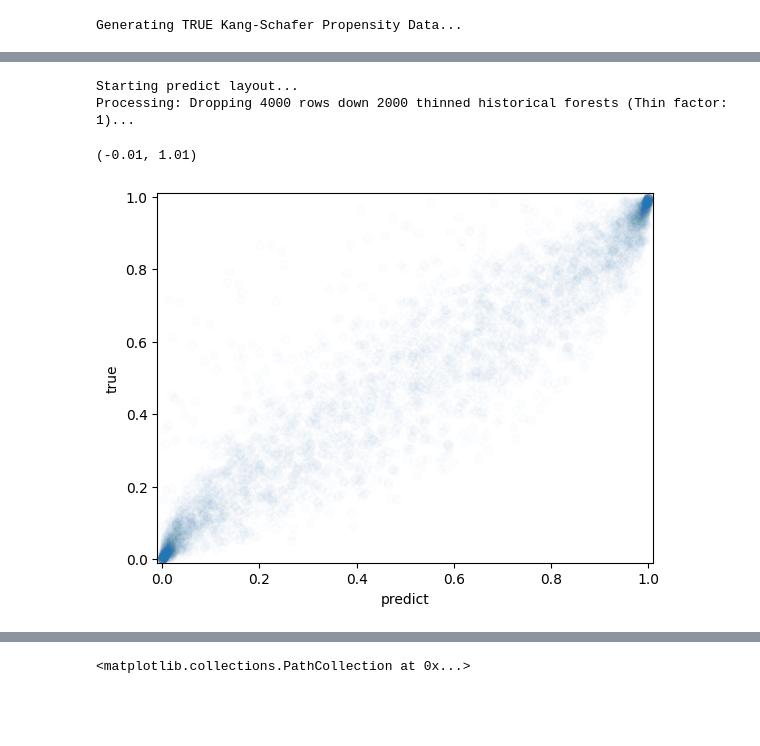
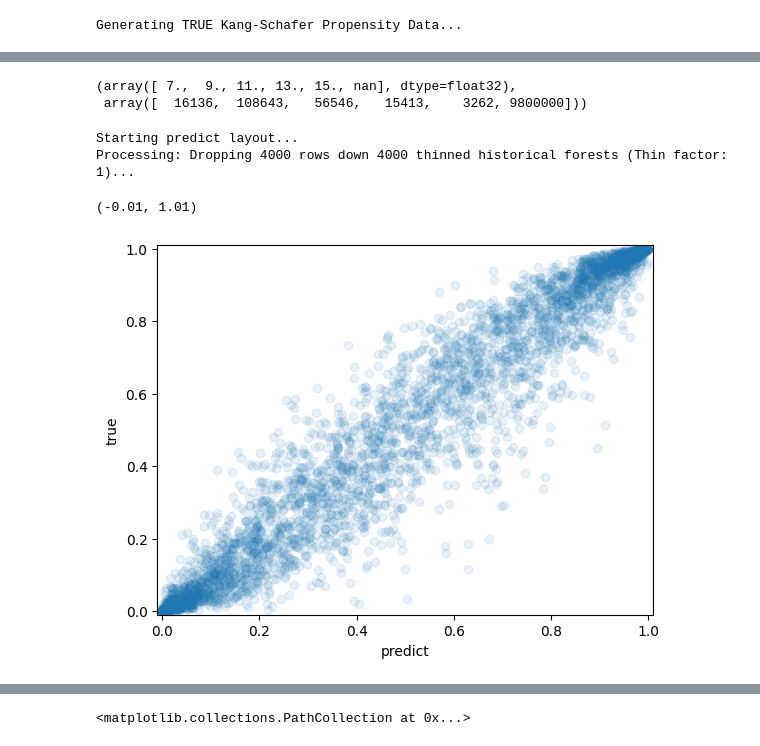
Before and after one commit to CDCgov/BART-Survival, a Jupyter notebook: src/bart_survival/core/test.ipynb, the cells around one changed output, grey strips where cells are left out. Cells and saved outputs as stored; diff of their text form; code cells hidden in the pictures; blank space fills up the shorter version.

```diff
--- a/src/bart_survival/core/test.ipynb
+++ b/src/bart_survival/core/test.ipynb
@@ -728,7 +686,7 @@ Y_dummy = np.random.binomial(1, p, size=N)
 Generating Probit Friedman Data...
 # %%
 print("Generating TRUE Kang-Schafer Propensity Data...")
-N = 4000
+N = 2000
 
 # 1. Z are the TRUE unobserved standard normal covariates
 Z = np.random.normal(0, 1, size=(N, 4))
@@ -813,13 +771,11 @@ if __name__ == "__main__":
                 )
 
         trace = pm.sample(
-                draws=500,
+                draws=1000,
                 tune=1000,
                 chains=4,
                 cores=4,
                 step=custom_step,  # If None, PyMC handles it
-                # mp_ctx=mp.get_context("forkserver"),
-                # blas_cores=1,
                 compute_convergence_checks=False,
                 progressbar=True,
                 discard_tuned_samples=True
@@ -836,18 +791,19 @@ Sampling 4 chains for 1_000 tune and 500 draw iterations (4_000 + 2_000 draws to
-# %%
-
-# wicked fast
-preds = predict_out_of_sample(trace, X_dummy, custom_step.offset, m_trees=50, thin=1)
-# %% [output]
-Starting predict layout...
-Processing: Dropping 4000 rows down 2000 thinned historical forests (Thin factor: 1)...
+# %%
+np.unique(trace.sample_stats["node_counts"].values, return_counts=True)
+# %% [output]
+(array([ 7.,  9., 11., 13., 15., nan], dtype=float32),
+ array([  16136,  108643,   56546,   15413,    3262, 9800000]))
 # %%
+preds = predict_out_of_sample(trace, X_dummy, custom_step.offset, m_trees=50, thin=1)
 preds = preds.mean(0)
-plt.scatter(p,preds, alpha=.01)
+plt.scatter(preds,p, alpha=.1)
 # # 47
 plt.xlabel("predict")
 plt.ylabel("true")
 plt.ylim(-.01,1.01)
 plt.xlim(-0.01,1.01)
 # %% [output]
-(-0.01, 1.01)
+Starting predict layout...
+Processing: Dropping 4000 rows down 4000 thinned historical forests (Thin factor: 1)...
+(-0.01, 1.01)
-[figure, old version]
+[figure, new version]
```
Also changed, not shown: parts of 7 cells of this notebook.
